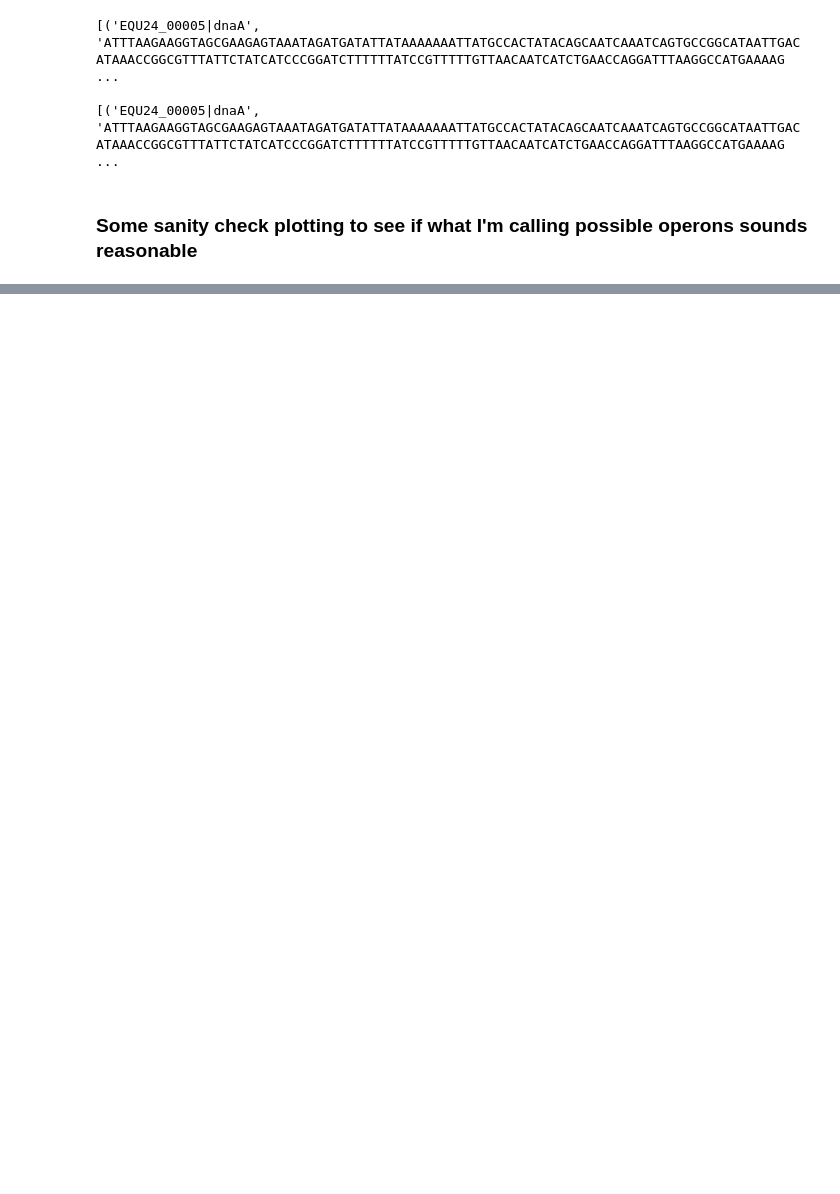
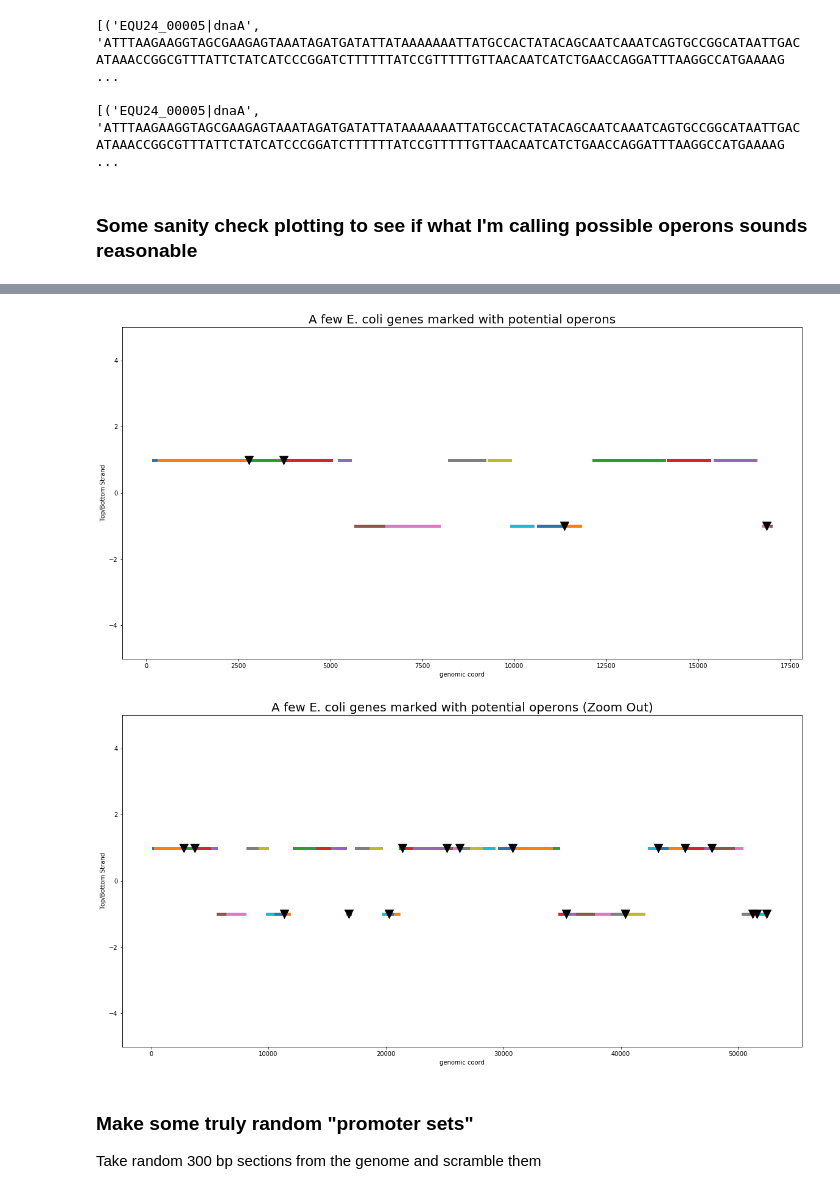
Before and after one commit to erinhwilson/regulatory-dna-perplexity, a Jupyter notebook: promoter_perplexity.ipynb, the cells around one changed output, grey strips where cells are left out. Drawn from its saved outputs; the diff is of its cells as text; code cells hidden in the pictures; blank space fills up the shorter version.

```diff
--- a/promoter_perplexity.ipynb
+++ b/promoter_perplexity.ipynb
@@ -359,0 +385,38 @@ plt.show()
+# %%
+# plot the first few genes along the 5G genome
+# Make a marker wherever there was an operon
+plt.figure(figsize=(20,10))
+
+for x,y in cds_strand_temp_ecoli[:17]:
+    plt.plot(x, y, linewidth=5, zorder=0)
+
+for x,y in operon_locs_ecoli[:4]:
+    plt.scatter(x,y, color="black",marker="v", s=200, zorder=2)
+
+plt.ylim(-5,5)
+plt.xlabel("genomic coord")
+plt.ylabel("Top/Bottom Strand")
+plt.title("A few E. coli genes marked with potential operons", fontsize=20)
+plt.show()
+
+
+# Zoom out
+plt.figure(figsize=(20,10))
+
+for x,y in cds_strand_temp_ecoli[:50]:
+    plt.plot(x, y, linewidth=5, zorder=0)
+
+for x,y in operon_locs_ecoli[:17]:
+    plt.scatter(x,y, color="black",marker="v", s=200, zorder=2)
+
+plt.ylim(-5,5)
+plt.xlabel("genomic coord")
+plt.ylabel("Top/Bottom Strand")
+plt.title("A few E. coli genes marked with potential operons (Zoom Out)", fontsize=20)
+plt.show()
+# %% [output]
+[figure, added]
+[figure, added]
+# %% [markdown]
+### Make some truly random "promoter sets"
+Take random 300 bp sections from the genome and scramble them
```
Also changed, not shown: parts of 8 cells of this notebook.
